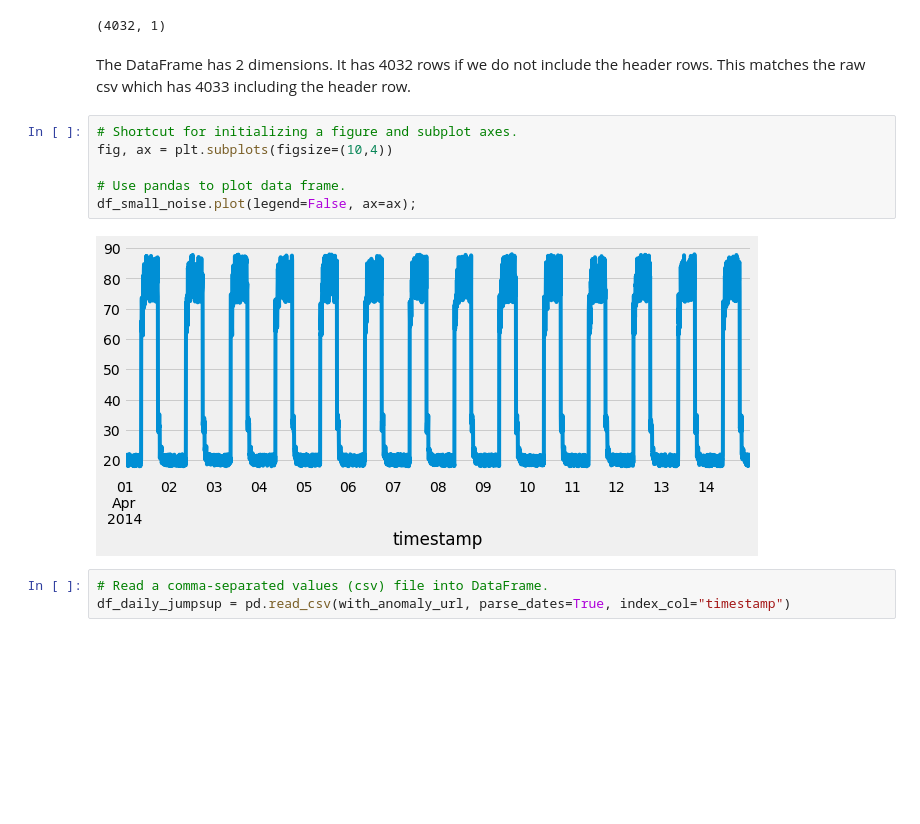
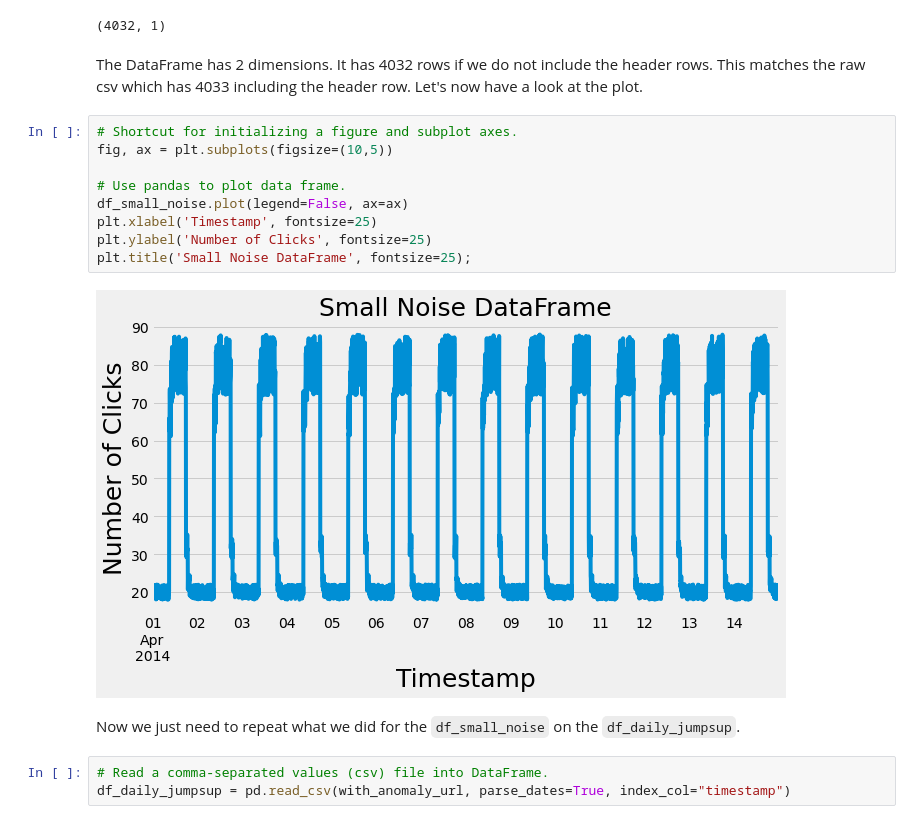
Before and after one commit to Cormac88/machine-learning-and-statistics, a Jupyter notebook: anomaly-detection.ipynb, the cells around one changed output. Cells and saved outputs as stored; diff of their text form; blank space fills up the shorter version.

```diff
--- a/anomaly-detection.ipynb
+++ b/anomaly-detection.ipynb
@@ -179,15 +183,20 @@ df_small_noise.shape
 # %% [output]
 (4032, 1)
 # %% [markdown]
-The DataFrame has 2 dimensions. It has 4032 rows if we do not include the header rows. This matches the raw csv which has 4033 including the header row.
+The DataFrame has 2 dimensions. It has 4032 rows if we do not include the header rows. This matches the raw csv which has 4033 including the header row. Let's now have a look at the plot.
-# %%
-# Shortcut for initializing a figure and subplot axes.
-fig, ax = plt.subplots(figsize=(10,4))
-
-# Use pandas to plot data frame.
-df_small_noise.plot(legend=False, ax=ax);
-# %% [output]
-[figure, removed]
+# %%
+# Shortcut for initializing a figure and subplot axes.
+fig, ax = plt.subplots(figsize=(10,5))
+
+# Use pandas to plot data frame.
+df_small_noise.plot(legend=False, ax=ax)
+plt.xlabel('Timestamp', fontsize=25)
+plt.ylabel('Number of Clicks', fontsize=25)
+plt.title('Small Noise DataFrame', fontsize=25);
+# %% [output]
+[figure, added]
+# %% [markdown]
+Now we just need to repeat what we did for the `df_small_noise` on the `df_daily_jumpsup`.
 # %%
 # Read a comma-separated values (csv) file into DataFrame.
 df_daily_jumpsup = pd.read_csv(with_anomaly_url, parse_dates=True, index_col="timestamp")
```
Also changed, not shown: parts of 18 cells of this notebook.
